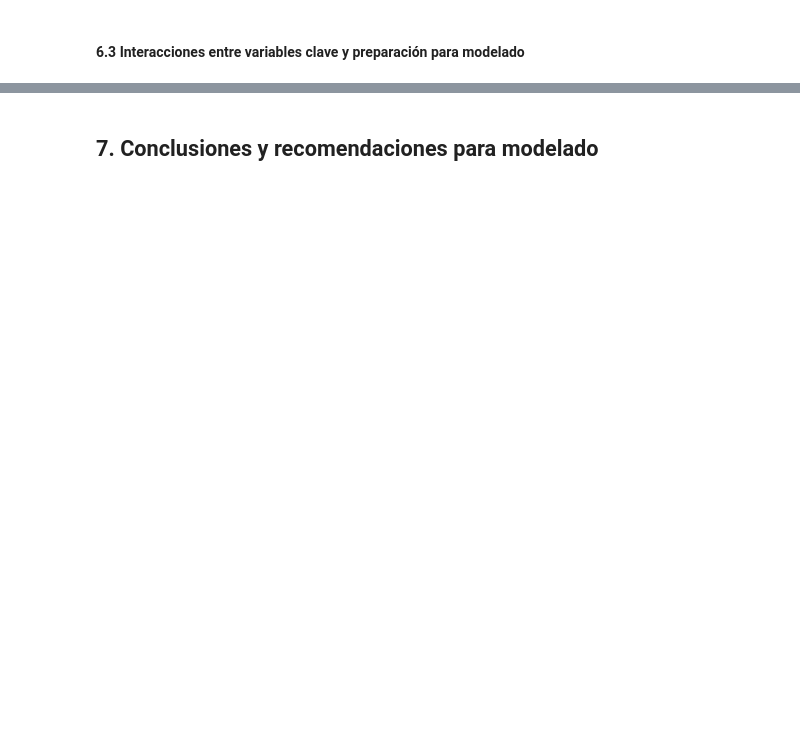
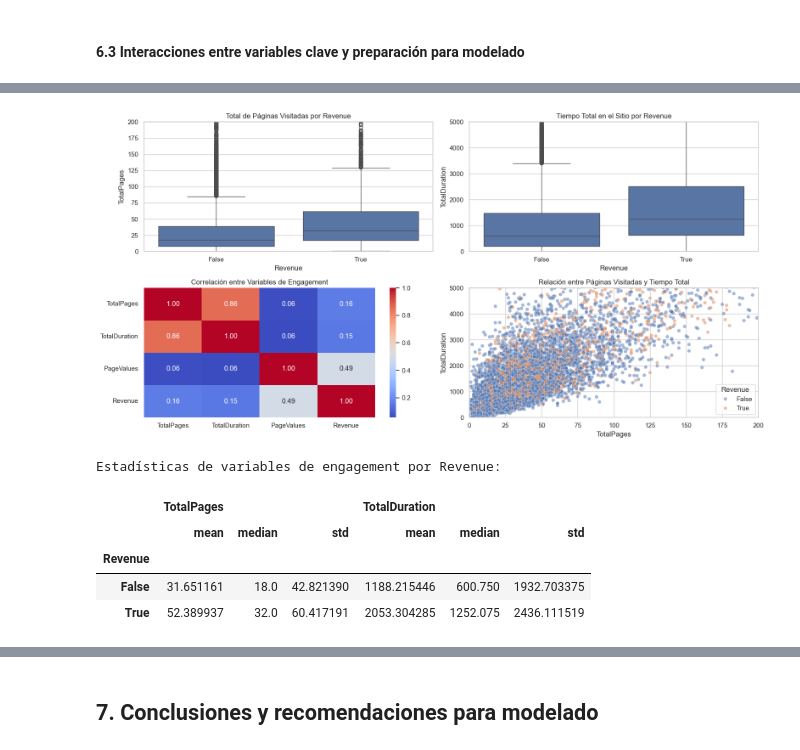
Before and after one commit to Bootcamp-IA-P4/Proyecto-Clasificaci-n_grupo6, a Jupyter notebook: notebooks/eda_shoppers_explained_and_with_business_idea.ipynb, the cells around one changed output, grey strips where cells are left out. Saved outputs shown, nothing was run; the diff lists cells and outputs as text; code cells hidden in the pictures; blank space fills up the shorter version.

```diff
--- a/notebooks/eda_shoppers_explained_and_with_business_idea.ipynb
+++ b/notebooks/eda_shoppers_explained_and_with_business_idea.ipynb
@@ -1370,0 +1308,44 @@ Estos hallazgos justifican plenamente la inclusión de nuestras variables deriva
+# %%
+# Visualizar la relación entre variables de engagement y Revenue
+plt.figure(figsize=(16, 8))
+
+# 1. Boxplots de TotalPages y TotalDuration por Revenue
+plt.subplot(2, 2, 1)
+sns.boxplot(x='Revenue', y='TotalPages', data=df_derived)
+plt.title('Total de Páginas Visitadas por Revenue')
+plt.ylim(0, 200)  # Limitar para mejor visualización
+
+plt.subplot(2, 2, 2)
+sns.boxplot(x='Revenue', y='TotalDuration', data=df_derived)
+plt.title('Tiempo Total en el Sitio por Revenue')
+plt.ylim(0, 5000)  # Limitar para mejor visualización
+
+# 2. Correlación entre variables de engagement
+plt.subplot(2, 2, 3)
+engagement_vars = ['TotalPages', 'TotalDuration', 'PageValues', 'Revenue']
+engagement_corr = df_derived[engagement_vars].corr()
+sns.heatmap(engagement_corr, annot=True, cmap='coolwarm', fmt=".2f")
+plt.title('Correlación entre Variables de Engagement')
+
+# 3. Scatterplot de TotalPages vs TotalDuration por Revenue
+plt.subplot(2, 2, 4)
+sns.scatterplot(x='TotalPages', y='TotalDuration', hue='Revenue', data=df_derived, alpha=0.5)
+plt.title('Relación entre Páginas Visitadas y Tiempo Total')
+plt.xlim(0, 200)
+plt.ylim(0, 5000)
+
+plt.tight_layout()
+plt.show()
+
+# 4. Estadísticas descriptivas
+engagement_stats = df_derived.groupby('Revenue')[['TotalPages', 'TotalDuration']].agg(['mean', 'median', 'std'])
+print("\nEstadísticas de variables de engagement por Revenue:")
+display(engagement_stats)
+# %% [output]
+[figure, added]
+Estadísticas de variables de engagement por Revenue:
+|  | TotalPages |  |  | TotalDuration |  |  |
+|  | mean | median | std | mean | median | std |
+| Revenue |  |  |  |  |  |  |
+| False | 31.651161 | 18.0 | 42.821390 | 1188.215446 | 600.750 | 1932.703375 |
+| True | 52.389937 | 32.0 | 60.417191 | 2053.304285 | 1252.075 | 2436.111519 |
```
Also changed, not shown: parts of 10 cells of this notebook.
